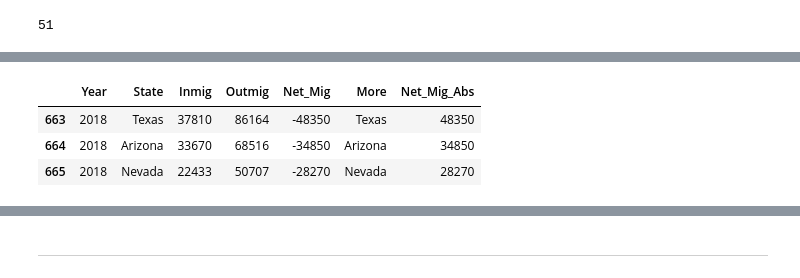
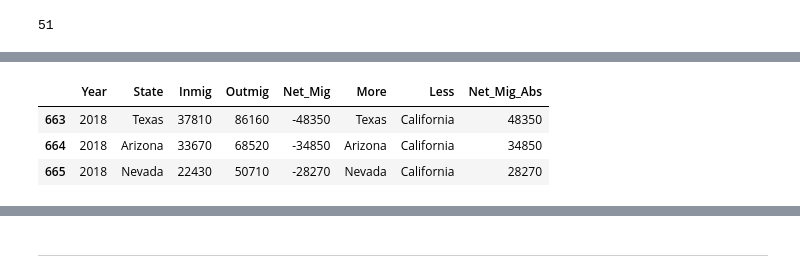
Before and after one commit to hassenmorad/CA-Migration, a Jupyter notebook: Notebooks/Combining Census & IRS.ipynb, the cells around one changed output, grey strips where cells are left out. Cells and saved outputs as stored; diff of their text form; code cells hidden in the pictures.

```diff
--- a/Notebooks/Combining Census & IRS.ipynb
+++ b/Notebooks/Combining Census & IRS.ipynb
@@ -209,0 +235,16 @@ See the caveats in the documentation: http://pandas.pydata.org/pandas-docs/stabl
+# %%
+comb_states18 = comb_states[comb_states.Year == 2018]
+comb_states18['More'] = list(comb_states18.State.values[:32]) + ['California']*19  # Identifying which states CA was net positive w/ regards to interstate migration (19 out of 51)
+comb_states18['Less'] = ['California']*32 + list(comb_states18.State.iloc[32:].values)
+# Rounding large figures (1000+) to nearest ten for cleaner map statistics
+rounded_df = comb_states18.copy()
+cols = ['Inmig', 'Outmig', 'Net_Mig']
+counter = 0
+for col in cols:
+    small = rounded_df[(rounded_df[cols[counter]] > -1000) & (rounded_df[cols[counter]] < 1000)]
+    large = rounded_df[(rounded_df[cols[counter]] < -1000) | (rounded_df[cols[counter]] > 1000)]
+    large[cols[counter]] = (round(rounded_df[cols[counter]] / 10) *10).astype(int)
+    rounded_df = pd.concat([small, large]).sort_values(cols[counter])
+    counter += 1
+
+rounded_df['Net_Mig_Abs'] = rounded_df.Net_Mig.abs()
@@ -210,7 +267,7 @@ See the caveats in the documentation: http://pandas.pydata.org/pandas-docs/stabl
 # %%
-comb18_adj.head(3)
+rounded_df.head(3)
 # %% [output]
-|  | Year | State | Inmig | Outmig | Net_Mig | More | Net_Mig_Abs |
-| 663 | 2018 | Texas | 37810 | 86164 | -48350 | Texas | 48350 |
-| 664 | 2018 | Arizona | 33670 | 68516 | -34850 | Arizona | 34850 |
-| 665 | 2018 | Nevada | 22433 | 50707 | -28270 | Nevada | 28270 |
+|  | Year | State | Inmig | Outmig | Net_Mig | More | Less | Net_Mig_Abs |
+| 663 | 2018 | Texas | 37810 | 86160 | -48350 | Texas | California | 48350 |
+| 664 | 2018 | Arizona | 33670 | 68520 | -34850 | Arizona | California | 34850 |
+| 665 | 2018 | Nevada | 22430 | 50710 | -28270 | Nevada | California | 28270 |
```
Also changed, not shown: parts of 36 cells of this notebook.
